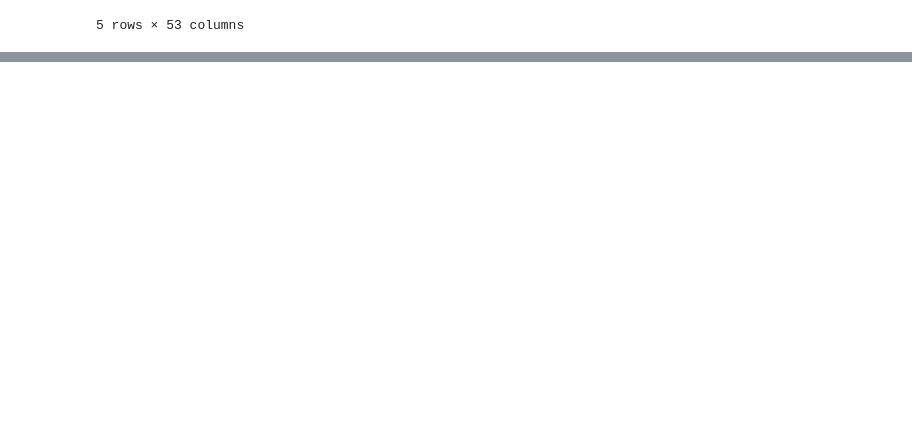
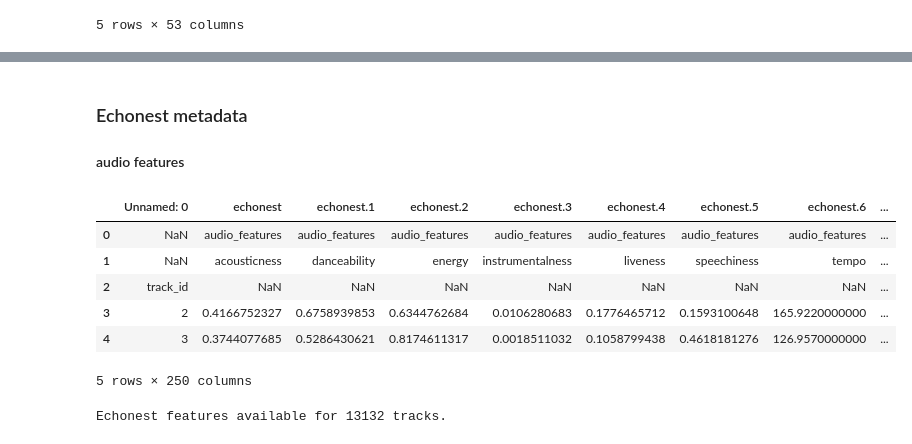
Before and after one commit to kikwon/fma_project, a Jupyter notebook: EDA.ipynb, the cells around one changed output, grey strips where cells are left out. Cells and saved outputs as stored; diff of their text form; code cells hidden in the pictures; blank space fills up the shorter version.

Commit message:
Preliminary EDA of the metadata files

```diff
--- a/EDA.ipynb
+++ b/EDA.ipynb
@@ -22,0 +103,17 @@ tracks.head()
+# %% [markdown]
+### Echonest metadata
+#### audio features
+# %%
+echonest.head()
+# %% [output]
+|  | Unnamed: 0 | echonest | echonest.1 | echonest.2 | echonest.3 | echonest.4 | echonest.5 | echonest.6 | ... |
+| 0 | NaN | audio_features | audio_features | audio_features | audio_features | audio_features | audio_features | audio_features | ... |
+| 1 | NaN | acousticness | danceability | energy | instrumentalness | liveness | speechiness | tempo | ... |
+| 2 | track_id | NaN | NaN | NaN | NaN | NaN | NaN | NaN | ... |
+| 3 | 2 | 0.4166752327 | 0.6758939853 | 0.6344762684 | 0.0106280683 | 0.1776465712 | 0.1593100648 | 165.9220000000 | ... |
+| 4 | 3 | 0.3744077685 | 0.5286430621 | 0.8174611317 | 0.0018511032 | 0.1058799438 | 0.4618181276 | 126.9570000000 | ... |
+5 rows × 250 columns
+# %%
+print('Echonest features available for {} tracks.'.format(len(echonest)))
+# %% [output]
+Echonest features available for 13132 tracks.
```
Also changed, not shown: parts of 10 cells of this notebook.
